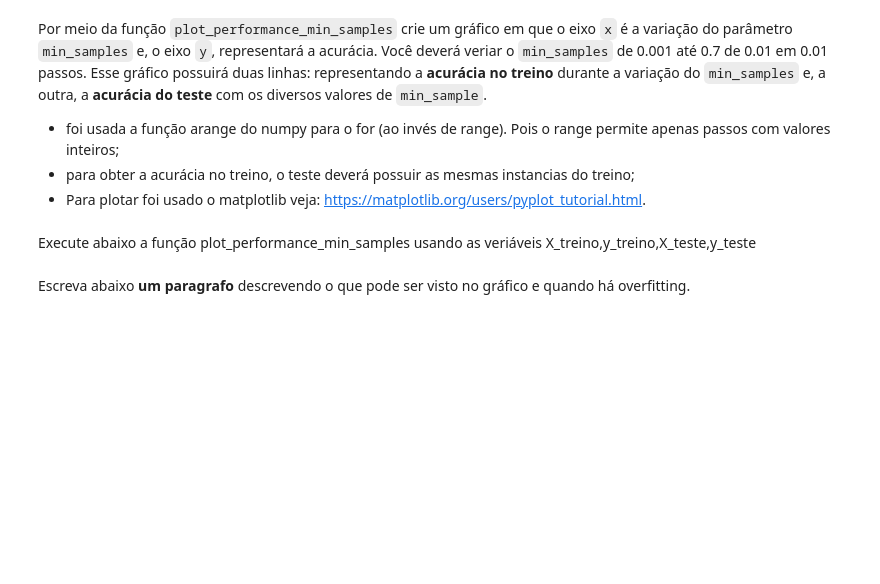
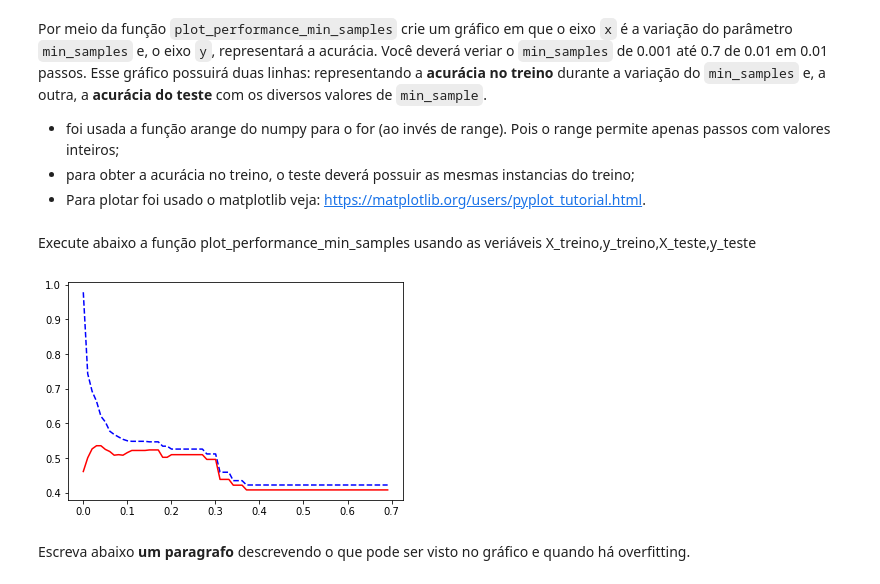
Before and after one commit to klstff/ce-machine-learning, a Jupyter notebook: Overfitting/Overfitting.ipynb, the cells around one changed output. Saved outputs shown, nothing was run; the diff lists cells and outputs as text; code cells hidden in the pictures; blank space fills up the shorter version.

```diff
--- a/Overfitting/Overfitting.ipynb
+++ b/Overfitting/Overfitting.ipynb
@@ -199,16 +209,16 @@ A seguir, execute a função `divide_treino_teste` com uma divisão de 80% de tr
 from arvore_decisao import divide_treino_teste
 
 #execute a função divide_treino_teste corretamente
-df_treino, df_teste = None
+df_treino, df_teste = divide_treino_teste(df_wikipedia, 0.8)
 
 #instancias de treino - separe as features x da classe y
-x_treino = None
-y_treino = None
+x_treino = df_treino.drop("realClass", axis=1)
+y_treino = df_treino["realClass"]
 
 
 #instancias de teste - separe as features x da classe y
-x_teste =  None
-y_teste = None
+x_teste =  df_teste.drop("realClass", axis=1)
+y_teste = df_teste["realClass"]
 # %% [markdown]
 Implemente agora o método `faz_classificacao`. Ele passará como parametro as variáveis `X_treino`, `y_treino`, `X_teste`, `y_teste`, criadas anteriormente além do parâmetro `min_samples` que define a quantidade mínima de instancias para que se divida um nodo da árvore de decisão.
 
@@ -242,6 +267,10 @@ Por meio da função `plot_performance_min_samples` crie um gráfico em que o ei
 Execute abaixo a função plot_performance_min_samples usando as veriáveis X_treino,y_treino,X_teste,y_teste
 # %%
 from arvore_decisao import plot_performance_min_samples
+
+plot_performance_min_samples(x_treino, y_treino, x_teste, y_teste)
+# %% [output]
+[figure, added]
 # %% [markdown]
 Escreva abaixo **um paragrafo** descrevendo o que pode ser visto no gráfico e quando há overfitting.
 # %% [markdown]
```
Also changed, not shown: parts of 6 cells of this notebook, 1 other file.
